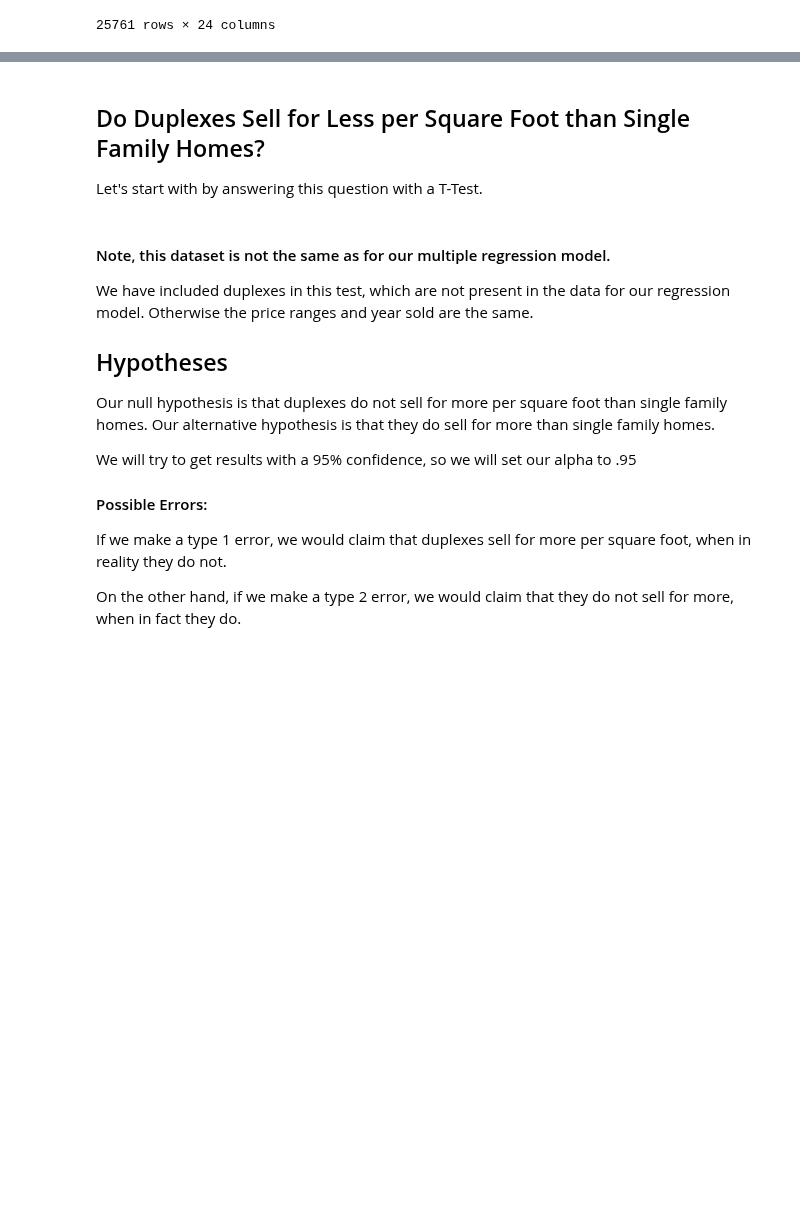
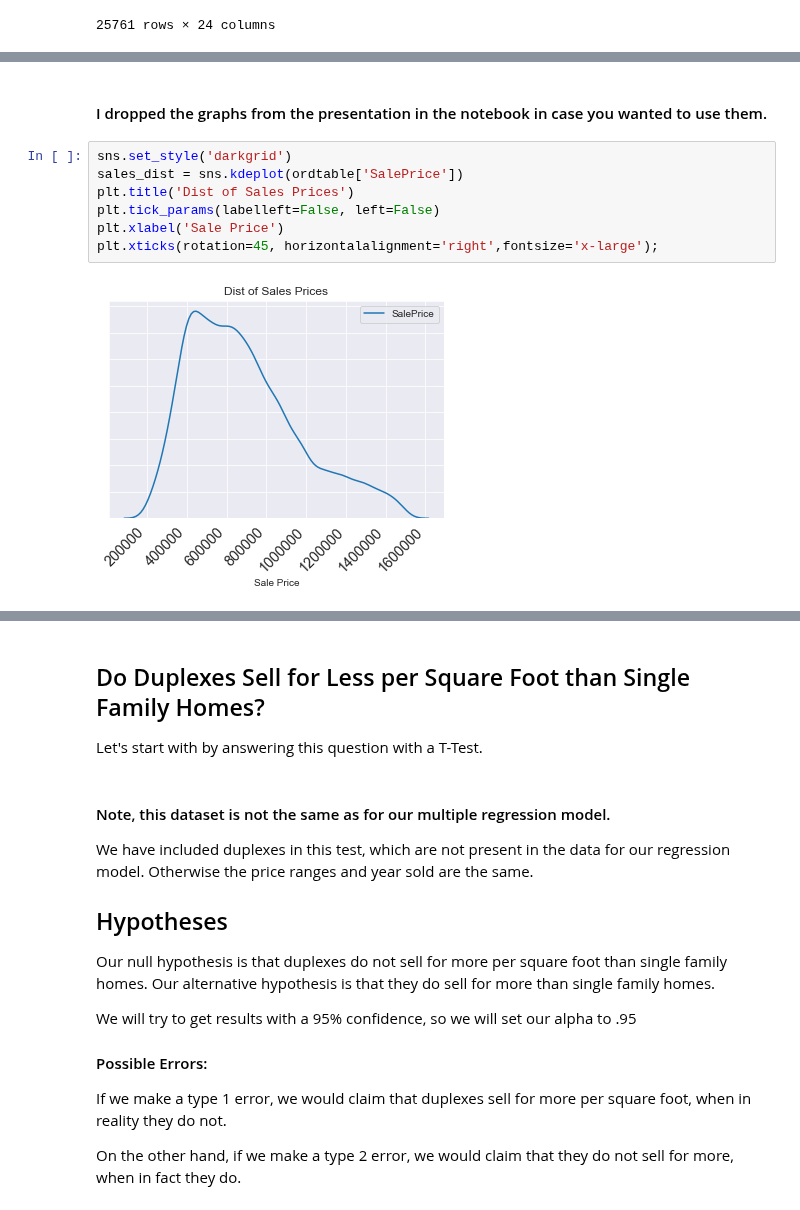
Before and after one commit to Jaccomando/phase_2_project_chicago-sf-seattle-ds-082420, a Jupyter notebook: presentation_notebooks/final_notebook.ipynb, the cells around one changed output, grey strips where cells are left out. Saved outputs shown, nothing was run; the diff lists cells and outputs as text; blank space fills up the shorter version.

Commit message:
wrote part of the readme and added eda data to the final notebook.

```diff
--- a/presentation_notebooks/final_notebook.ipynb
+++ b/presentation_notebooks/final_notebook.ipynb
@@ -78,0 +147,11 @@ cattable
+# %% [markdown]
+#### I dropped the graphs from the presentation in the notebook in case you wanted to use them.
+# %%
+sns.set_style('darkgrid')
+sales_dist = sns.kdeplot(ordtable['SalePrice'])
+plt.title('Dist of Sales Prices')
+plt.tick_params(labelleft=False, left=False)
+plt.xlabel('Sale Price')
+plt.xticks(rotation=45, horizontalalignment='right',fontsize='x-large');
+# %% [output]
+[figure, added]
```
Also changed, not shown: parts of 11 cells of this notebook, 1 other file.
